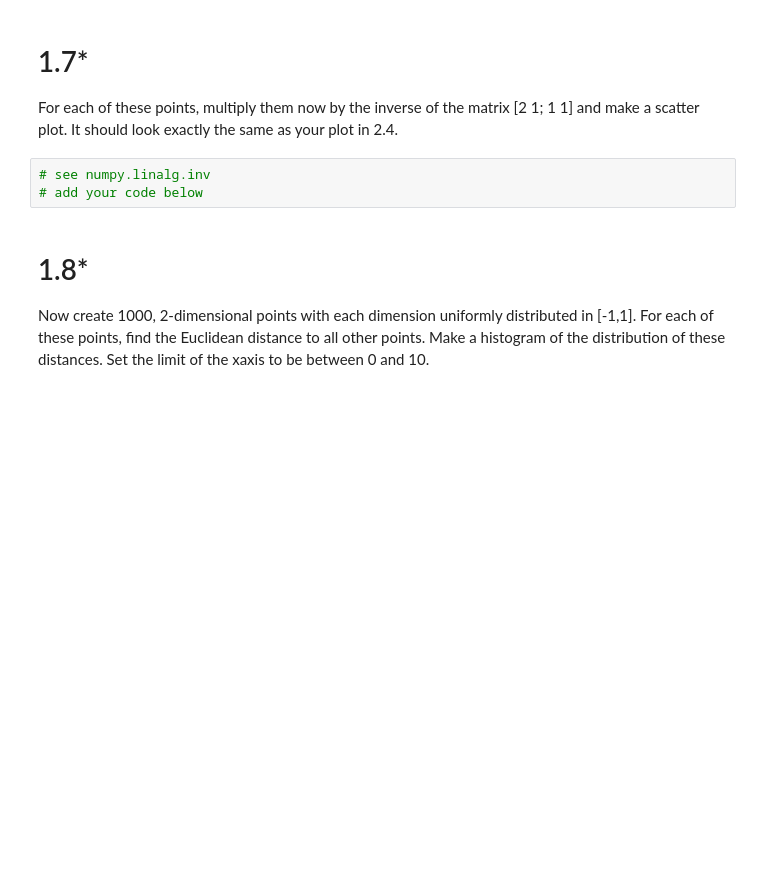
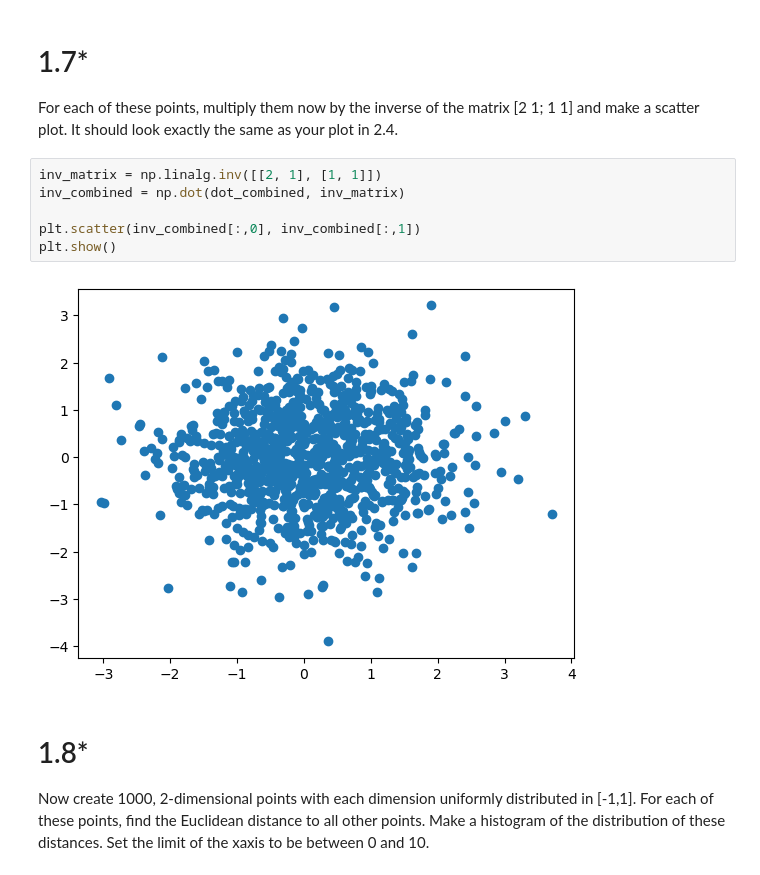
Before and after one commit to noa-bit/dm1590-labs, a Jupyter notebook: lab-2/DM1590_Lab2.ipynb, the cells around one changed output. Saved outputs shown, nothing was run; the diff lists cells and outputs as text; blank space fills up the shorter version.

```diff
--- a/lab-2/DM1590_Lab2.ipynb
+++ b/lab-2/DM1590_Lab2.ipynb
@@ -104,9 +109,14 @@ Describe what has happened to the points plotted in the previous part.
 # 1.7*
 
 For each of these points, multiply them now by the inverse of the matrix [2 1; 1 1] and make a scatter plot. It should look exactly the same as your plot in 2.4.
-# %%
-# see numpy.linalg.inv
-# add your code below
+# %%
+inv_matrix = np.linalg.inv([[2, 1], [1, 1]])
+inv_combined = np.dot(dot_combined, inv_matrix)
+
+plt.scatter(inv_combined[:,0], inv_combined[:,1])
+plt.show()
+# %% [output]
+[figure, added]
 # %% [markdown]
 # 1.8*
 
```
Also changed, not shown: parts of 10 cells of this notebook.
